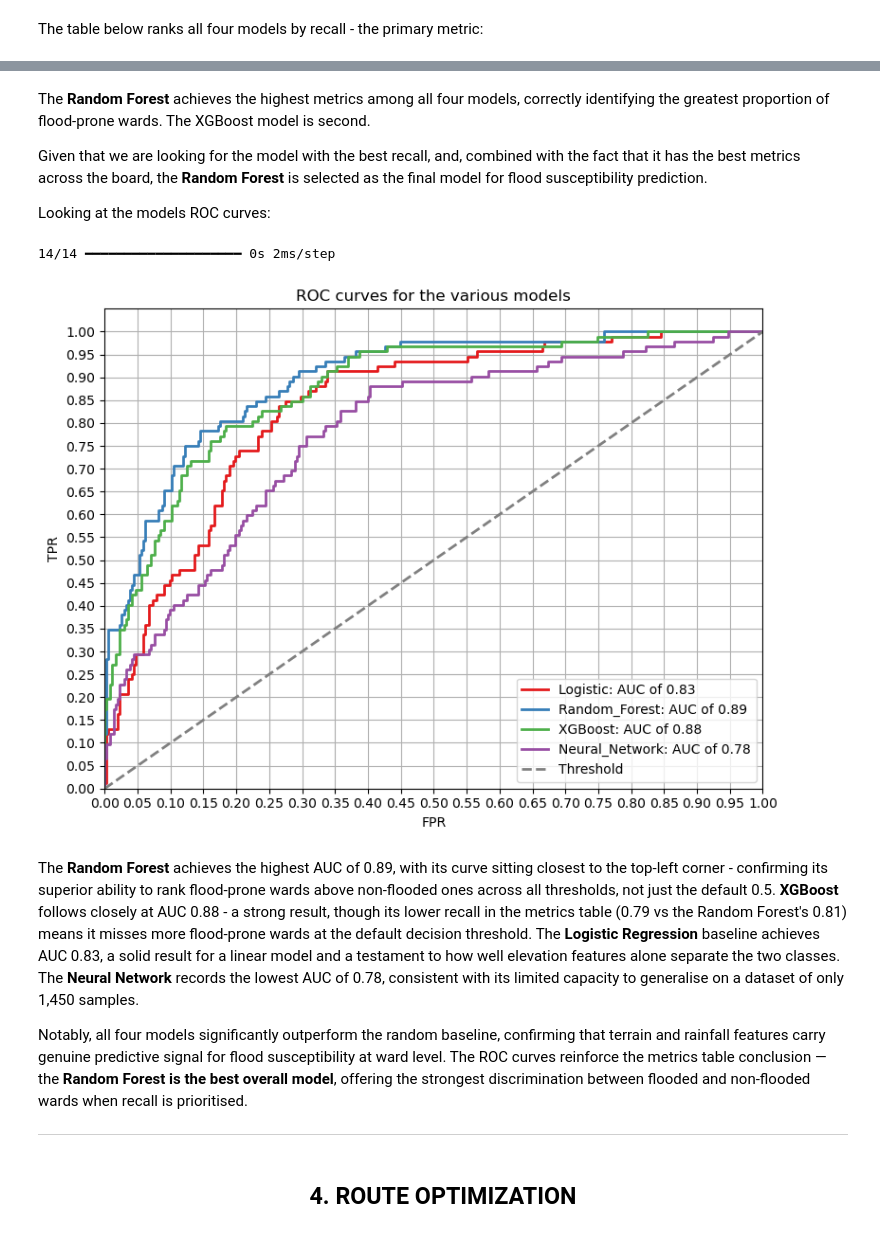
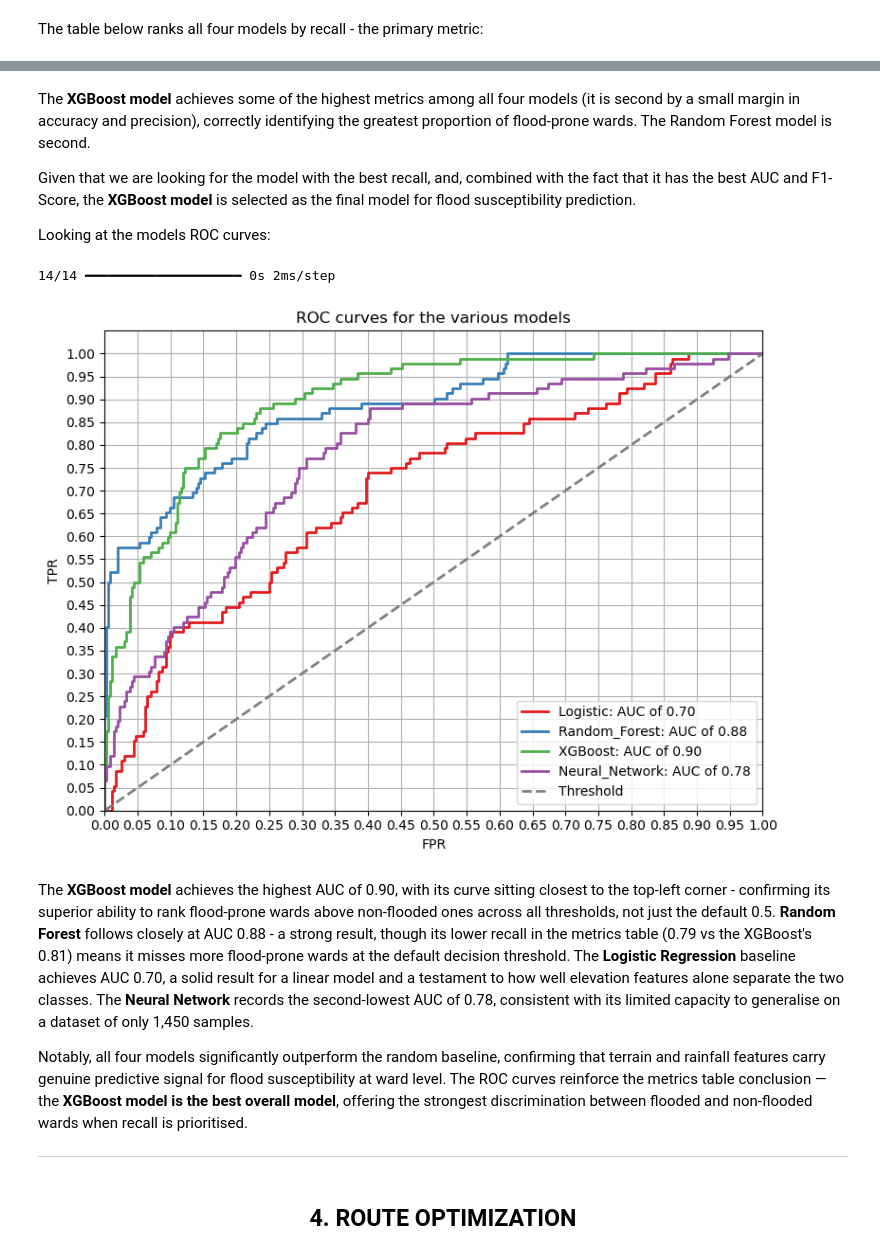
Before and after one commit to T31SHA/Nairobi_Flood_Guard-AI, a Jupyter notebook: notebook.ipynb, the cells around one changed output, grey strips where cells are left out. Saved outputs shown, nothing was run; the diff lists cells and outputs as text; code cells hidden in the pictures.

Commit message:
Update the notebook to load and use mmodels correctly

```diff
--- a/notebook.ipynb
+++ b/notebook.ipynb
@@ -331,6 +331,10 @@ This notebook loads those best models and evaluates them on a shared held-out te
 Given the nature of this problem - predicting which wards are at risk of flooding - **recall is the primary evaluation metric**. A missed flood prediction (false negative) carries far greater consequences than a false alarm (false positive). Secondary metrics used for comparison are AUC, F1-score, precision, and accuracy.
 # %%
 # Imports and data loading
+import sys
+sys.path.append('..')
+
+from Utils.feature_engineering import engineer_features, FEATS
 import joblib
 import pandas as pd
 import pickle
@@ -349,7 +353,7 @@ with open('./Models/best_logistic_model.pkl', 'rb') as f:
     logistic_model = pickle.load(f)
 
 # Random Forest Model
-rf_model = joblib.load('./Models/best_random_forest_model.pkl')
+rf_model = joblib.load('./Models/best_random_forest_model.joblib')
 
 # XGBoost
 with open('./Models/best_xg_boost_model.pkl', 'rb') as f:
@@ -374,13 +371,29 @@ Due to the limited size of the dataset, no validation data will be created.
 # %%
+# Standard features for logistic, XGBoost, neural network
 X = df[feature_cols]
 y = df['flooded']
 
-X_train, X_test, y_train, y_test = train_test_split(X, y, stratify=y, test_size=0.3, random_state=2026)
-
-print(X_test.info())
+X_train, X_test, y_train, y_test = train_test_split(
+    X, y, stratify=y, test_size=0.3, random_state=2026
+)
 
 scaler = StandardScaler()
 scaler.fit(X_train)
+X_test_scaled = scaler.transform(X_test)
 
-X_test_scaled = scaler.transform(X_test)
+# Engineered features for Random Forest — must use full GeoDataFrame
+df_engineered = engineer_features(df)
+X_rf = df_engineered[FEATS].fillna(df_engineered[FEATS].median())
+
+X_rf_train, X_rf_test, _, _ = train_test_split(
+    X_rf, y, stratify=y, test_size=0.3, random_state=2026
+)
+
+# Reorder columns to match what the model was trained on
+expected_features = rf_model.feature_names_in_.tolist()
+X_rf_test = X_rf_test[expected_features]
+X_rf_train = X_rf_train[expected_features]
+
+print(f"Standard X_test shape  : {X_test_scaled.shape}")
+print(f"Engineered X_rf_test shape: {X_rf_test.shape}")
 # %% [output]
@@ -466,7 +465,11 @@ The Random Forest improves on the baseline across all metrics. Its ensemble natu
 
 ### c) XGBoost Classifier Model
 # %%
-xg_boost_df = get_metrics_df(xg_boost_model, "XGBoost")
+# Reorder columns to match what the model was trained on
+expected_features = xg_boost_model.feature_names_in_.tolist()
+X_test_xg = X_test[expected_features]
+
+xg_boost_df = get_metrics_df(xg_boost_model, "XGBoost", X_test=X_test_xg)
 xg_boost_df
 # %% [output]
 |  | Model | AUC | accuracy | precision | recall | f1-score | support |
@@ -558,7 +561,7 @@ all_models_df.sort_values(by='recall', ascending=False)
 # %% [markdown]
-The **Random Forest** achieves the highest metrics among all four models, correctly identifying the greatest proportion of flood-prone wards. The XGBoost model is second.
+The **XGBoost model** achieves some of the highest metrics among all four models (it is second by a small margin in accuracy and precision), correctly identifying the greatest proportion of flood-prone wards. The Random Forest model is second.
 
-Given that we are looking for the model with the best recall, and, combined with the fact that it has the best metrics across the board, the **Random Forest** is selected as the final model for flood susceptibility prediction.
+Given that we are looking for the model with the best recall, and, combined with the fact that it has the best AUC and F1-Score, the **XGBoost model** is selected as the final model for flood susceptibility prediction.
 
 Looking at the models ROC curves:
 # %%
@@ -567,38 +570,42 @@ model_dict = {
     'Random_Forest': rf_model,
     'XGBoost': xg_boost_model,
     'Neural_Network': nn_pipeline
 }
 colors = sns.color_palette('Set1', len(model_dict))
 plt.figure(figsize=(8, 6))
 
 for i, (name, pipeline) in enumerate(model_dict.items()):
     if name == 'Neural_Network':
         fpr, tpr, thresholds = roc_curve(y_test, pipeline.predict_proba(X_test)[:, 1])
+    elif name == 'Random_Forest':
+        fpr, tpr, thresholds = roc_curve(y_test, pipeline.predict_proba(X_rf_test)[:, 1])
+    elif name == 'XGBoost':
+        fpr, tpr, thresholds = roc_curve(y_test, pipeline.predict_proba(X_test_xg)[:, 1])
     else:
         fpr, tpr, thresholds = roc_curve(y_test, pipeline.predict_proba(X_test_scaled)[:, 1])
     auc_score = auc(fpr, tpr)
     plt.plot(fpr, tpr, label=f"{name}: AUC of {auc_score:.2f}", color=colors[i], lw=2)
 
 plt.plot([0, 1], [0, 1], label='Threshold', color='grey', linestyle='--', lw=2)
 
 plt.grid(True)
 plt.xlabel('FPR')
 plt.ylabel('TPR')
 plt.title("ROC curves for the various models")
 plt.xticks([n/20 for n in range(21)])
 plt.yticks([n/20 for n in range(21)])
 plt.xlim([0.0 , 1])
 plt.ylim([0.0, 1.05])
 plt.legend()
 plt.tight_layout()
 plt.show()
 # %% [output]
 14/14 ━━━━━━━━━━━━━━━━━━━━ 0s 2ms/step
-[figure, old version]
+[figure, new version]
 # %% [markdown]
-The **Random Forest** achieves the highest AUC of 0.89, with its curve sitting closest to the top-left corner - confirming its superior ability to rank flood-prone wards above non-flooded ones across all thresholds, not just the default 0.5. **XGBoost** follows closely at AUC 0.88 - a strong result, though its lower recall in the metrics table (0.79 vs the Random Forest's 0.81) means it misses more flood-prone wards at the default decision threshold. The **Logistic Regression** baseline achieves AUC 0.83, a solid result for a linear model and a testament to how well elevation features alone separate the two classes. The **Neural Network** records the lowest AUC of 0.78, consistent with its limited capacity to generalise on a dataset of only 1,450 samples.
+The **XGBoost model** achieves the highest AUC of 0.90, with its curve sitting closest to the top-left corner - confirming its superior ability to rank flood-prone wards above non-flooded ones across all thresholds, not just the default 0.5. **Random Forest** follows closely at AUC 0.88 - a strong result, though its lower recall in the metrics table (0.79 vs the XGBoost's 0.81) means it misses more flood-prone wards at the default decision threshold. The **Logistic Regression** baseline achieves AUC 0.70, a solid result for a linear model and a testament to how well elevation features alone separate the two classes. The **Neural Network** records the second-lowest AUC of 0.78, consistent with its limited capacity to generalise on a dataset of only 1,450 samples.
 
-Notably, all four models significantly outperform the random baseline, confirming that terrain and rainfall features carry genuine predictive signal for flood susceptibility at ward level. The ROC curves reinforce the metrics table conclusion — the **Random Forest is the best overall model**, offering the strongest discrimination between flooded and non-flooded wards when recall is prioritised.
+Notably, all four models significantly outperform the random baseline, confirming that terrain and rainfall features carry genuine predictive signal for flood susceptibility at ward level. The ROC curves reinforce the metrics table conclusion — the **XGBoost model is the best overall model**, offering the strongest discrimination between flooded and non-flooded wards when recall is prioritised.
 
 ---
 # %% [markdown]
```
Also changed, not shown: parts of 16 cells of this notebook, 9 other files.
